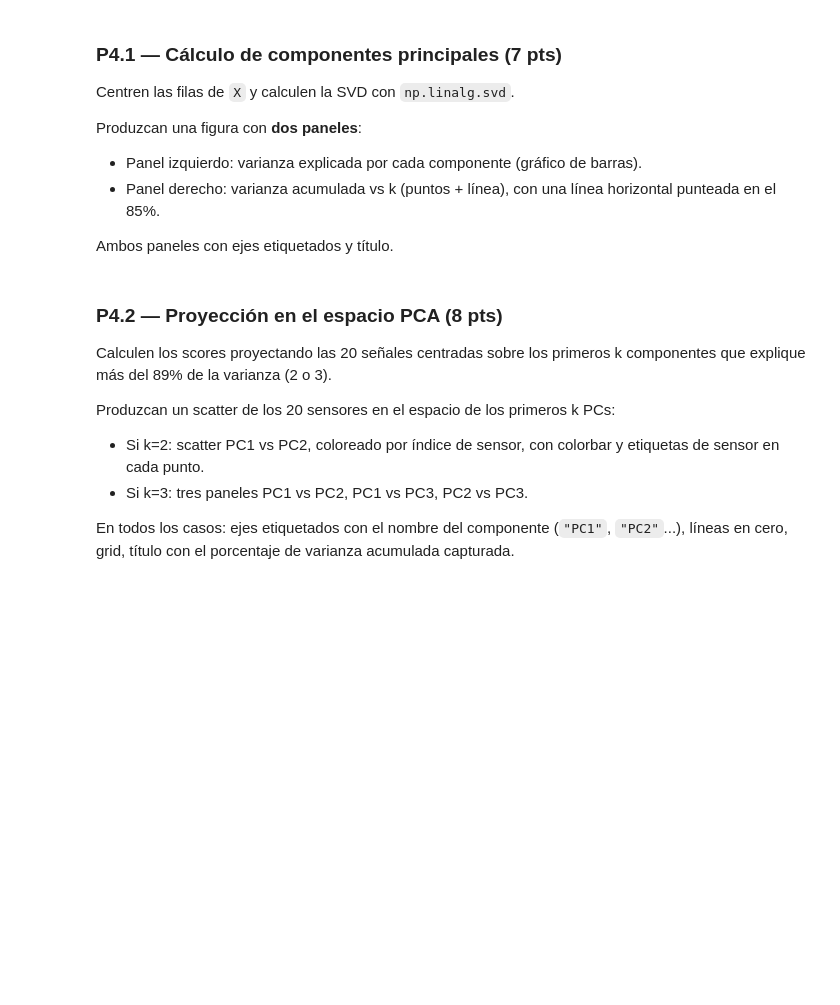
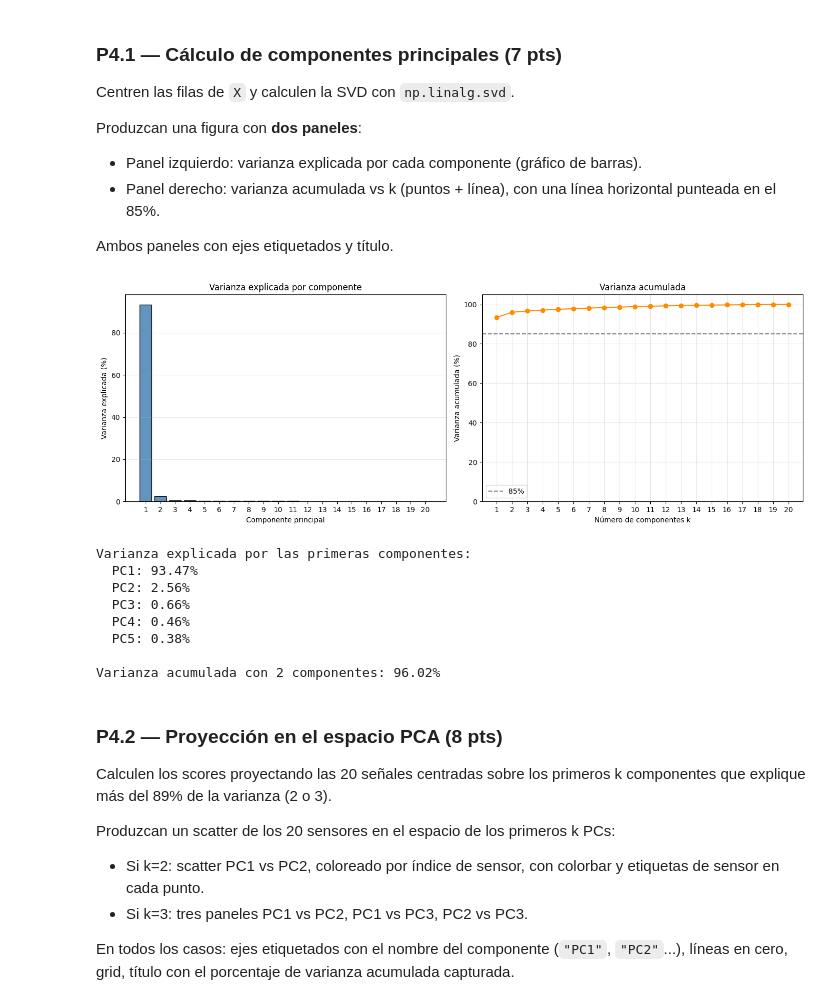
Before and after one commit to manubastidas/programacionCientifica, a Jupyter notebook: Evaluacion/corredor_giraldo_evaluacion1.ipynb, the cells around one changed output. Saved outputs shown, nothing was run; the diff lists cells and outputs as text; code cells hidden in the pictures; blank space fills up the shorter version.

```diff
--- a/Evaluacion/corredor_giraldo_evaluacion1.ipynb
+++ b/Evaluacion/corredor_giraldo_evaluacion1.ipynb
@@ -464,6 +469,75 @@ Produzcan una figura con **dos paneles**:
   horizontal punteada en el 85%.
 
 Ambos paneles con ejes etiquetados y título.
+# %%
+# P4.1 — Cálculo de componentes principales
+
+# Centramos cada fila de X: a cada señal/sensor le restamos su promedio temporal
+X_centrada = X - X.mean(axis=1, keepdims=True)
+
+# Calculamos la SVD
+U, S, Vt = np.linalg.svd(X_centrada, full_matrices=False)
+
+# Varianza explicada por cada componente
+varianza_explicada = S**2 / np.sum(S**2)
+varianza_acumulada = np.cumsum(varianza_explicada)
+
+# Índices de componentes
+componentes = np.arange(1, len(varianza_explicada) + 1)
+
+# Figura con dos paneles
+fig, axes = plt.subplots(1, 2, figsize=(14, 5))
+
+# Panel izquierdo: varianza explicada
+axes[0].bar(
+    componentes,
+    varianza_explicada * 100,
+    color="steelblue",
+    edgecolor="k",
+    alpha=0.85
+)
+
+axes[0].set_title("Varianza explicada por componente")
+axes[0].set_xlabel("Componente principal")
+axes[0].set_ylabel("Varianza explicada (%)")
+axes[0].set_xticks(componentes)
+axes[0].grid(axis="y", alpha=0.3)
+
+# Panel derecho: varianza acumulada
+axes[1].plot(
+    componentes,
+    varianza_acumulada * 100,
+    marker="o",
+    color="darkorange"
+)
+
+axes[1].axhline(85, linestyle="--", color="gray", label="85%")
+axes[1].set_title("Varianza acumulada")
+axes[1].set_xlabel("Número de componentes k")
+axes[1].set_ylabel("Varianza acumulada (%)")
+axes[1].set_xticks(componentes)
+axes[1].set_ylim(0, 105)
+axes[1].grid(alpha=0.3)
+axes[1].legend()
+
+plt.tight_layout()
+plt.show()
+
+print("Varianza explicada por las primeras componentes:")
+for i in range(min(5, len(varianza_explicada))):
+    print(f"  PC{i+1}: {varianza_explicada[i]*100:.2f}%")
+
+print(f"\nVarianza acumulada con 2 componentes: {varianza_acumulada[1]*100:.2f}%")
+# %% [output]
+[figure, added]
+Varianza explicada por las primeras componentes:
+  PC1: 93.47%
+  PC2: 2.56%
+  PC3: 0.66%
+  PC4: 0.46%
+  PC5: 0.38%
+
+Varianza acumulada con 2 componentes: 96.02%
 # %% [markdown]
 ### P4.2 — Proyección en el espacio PCA (8 pts)
 
```
Also changed, not shown: parts of 4 cells of this notebook.
